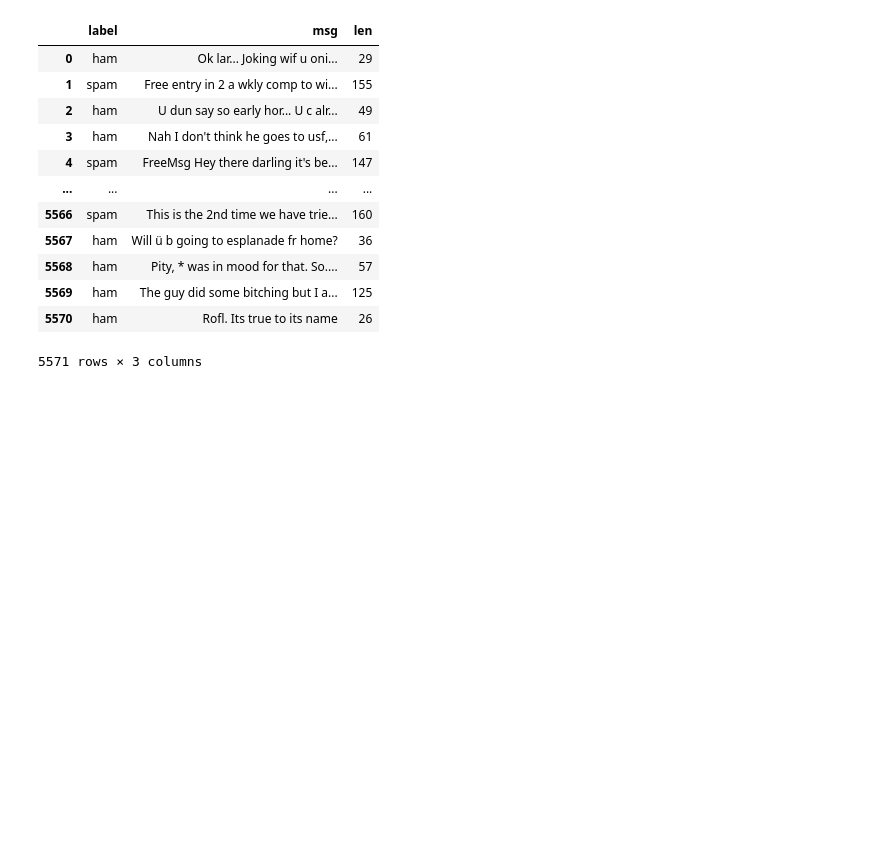
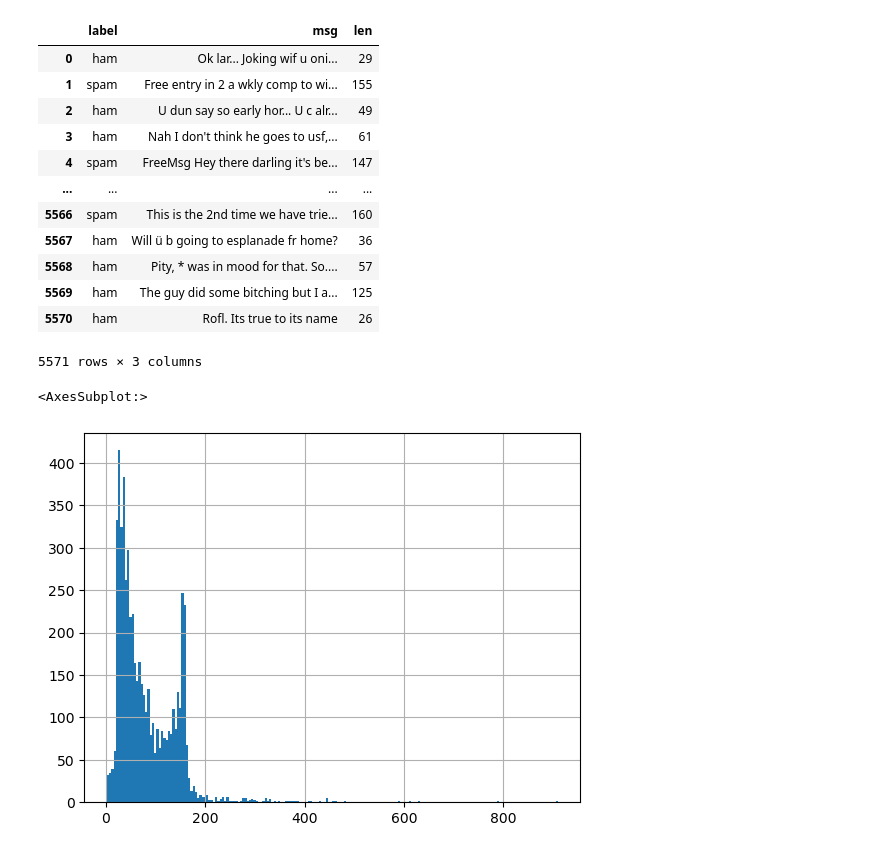
Before and after one commit to Abhilashg11/Data_science, a Jupyter notebook: regression/Natural_lng_processing/NLP.ipynb, the cells around one changed output. Drawn from its saved outputs; the diff is of its cells as text; code cells hidden in the pictures; blank space fills up the shorter version.

```diff
--- a/regression/Natural_lng_processing/NLP.ipynb
+++ b/regression/Natural_lng_processing/NLP.ipynb
@@ -44,3 +44,8 @@ df
 | 5569 | ham | The guy did some bitching but I a... | 125 |
 | 5570 | ham | Rofl. Its true to its name | 26 |
 5571 rows × 3 columns
+# %%
+df['len'].hist(bins=200)
+# %% [output]
+<AxesSubplot:>
+[figure, added]
```
Also changed, not shown: parts of 5 cells of this notebook.
